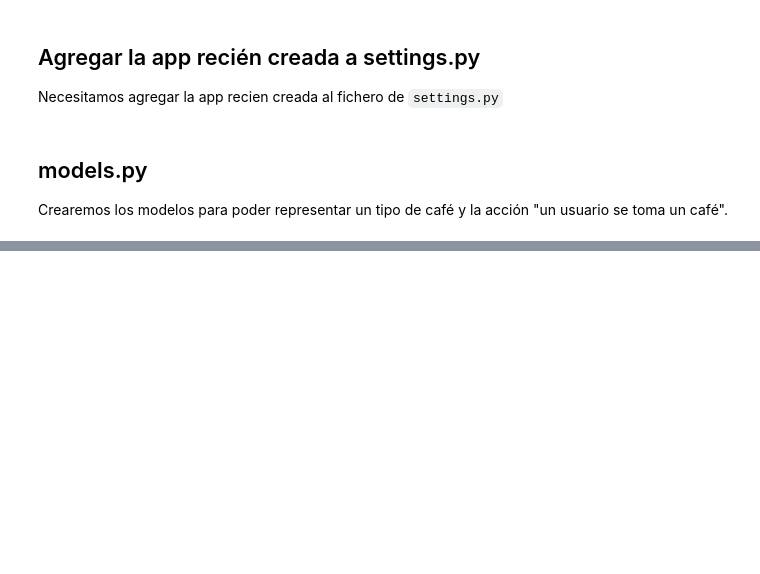
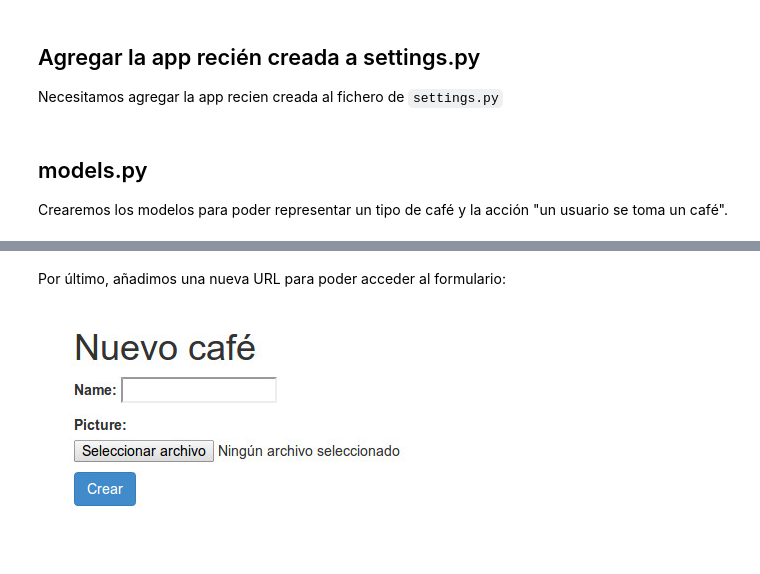
Before and after one commit to marcosgabarda/workshop-introduction-django, a Jupyter notebook: workshop_introduction_django.ipynb, the cells around one changed output, grey strips where cells are left out. Drawn from its saved outputs; the diff is of its cells as text; code cells hidden in the pictures; blank space fills up the shorter version.

```diff
--- a/workshop_introduction_django.ipynb
+++ b/workshop_introduction_django.ipynb
@@ -305,0 +518,2 @@ Creamos la base de datos
+# %% [markdown]
+Por último, añadimos una nueva URL para poder acceder al formulario:
@@ -305,0 +532,5 @@ Creamos la base de datos
+# %%
+from IPython.display import Image
+Image(filename="files/capture_2.jpg")
+# %% [output]
+[figure, added]
```
Also changed, not shown: parts of 25 cells of this notebook, 10 other files.
